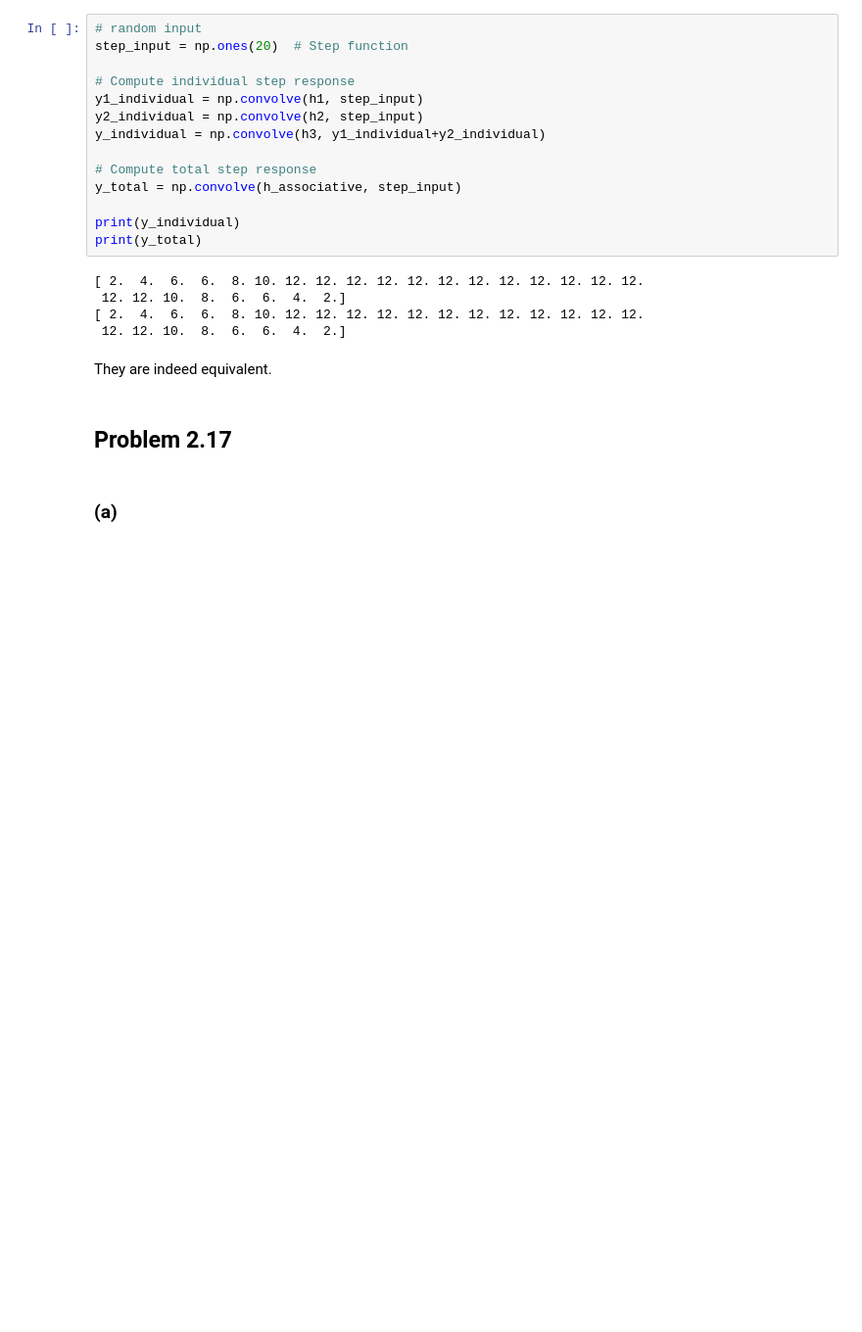
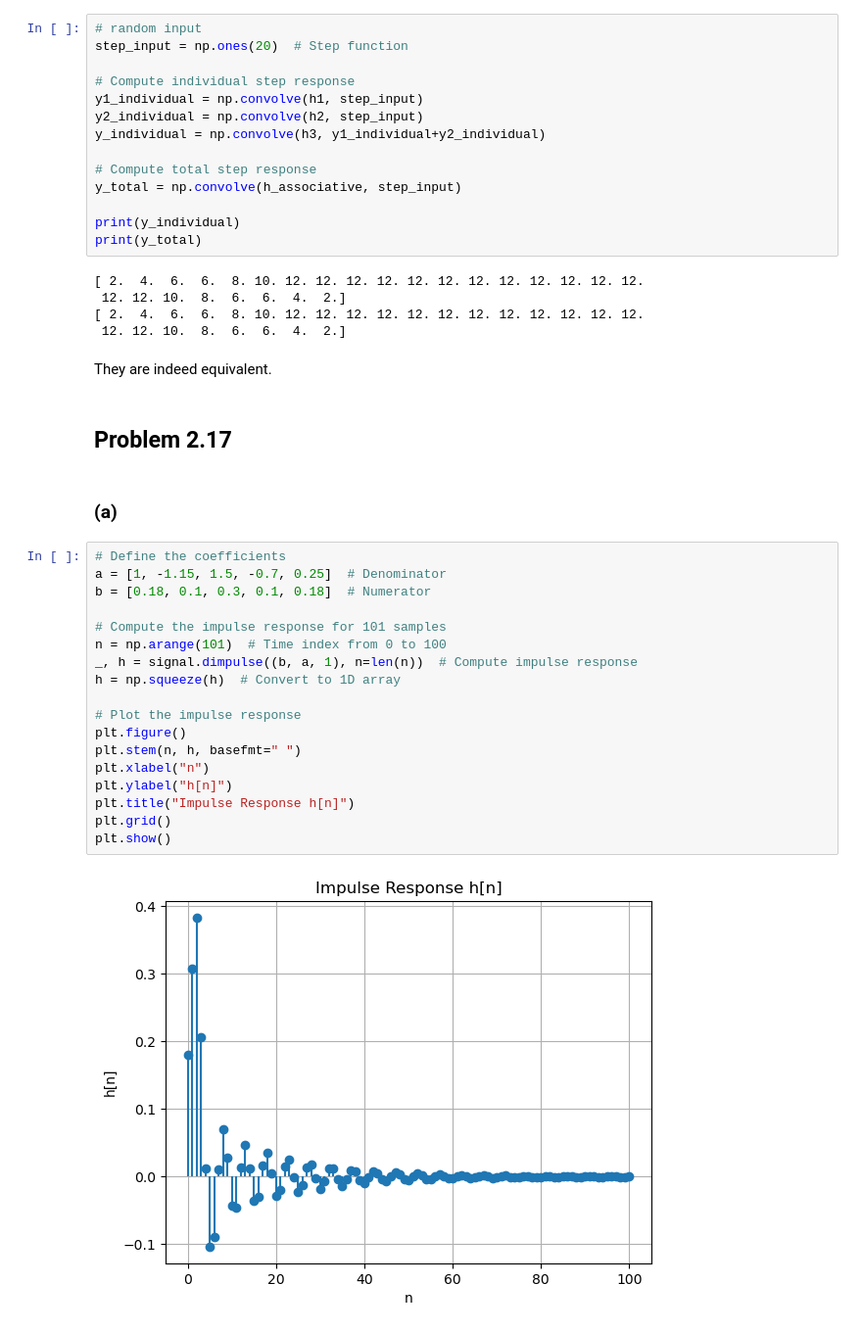
Before and after one commit to Khanrik/UniFolder, a Jupyter notebook: 4. Semester/Diskret-tids signalbehandling/TØ/Uge 3/Uge 3.ipynb, the cells around one changed output. Shown: that part at 98% size. Cells and saved outputs as stored; diff of their text form; blank space fills up the shorter version.

```diff
--- a/4. Semester/Diskret-tids signalbehandling/TØ/Uge 3/Uge 3.ipynb
+++ b/4. Semester/Diskret-tids signalbehandling/TØ/Uge 3/Uge 3.ipynb
@@ -44,3 +45,23 @@ They are indeed equivalent.
 ## Problem 2.17
 # %% [markdown]
 ### (a)
+# %%
+# Define the coefficients
+a = [1, -1.15, 1.5, -0.7, 0.25]  # Denominator
+b = [0.18, 0.1, 0.3, 0.1, 0.18]  # Numerator
+
+# Compute the impulse response for 101 samples
+n = np.arange(101)  # Time index from 0 to 100
+_, h = signal.dimpulse((b, a, 1), n=len(n))  # Compute impulse response
+h = np.squeeze(h)  # Convert to 1D array
+
+# Plot the impulse response
+plt.figure()
+plt.stem(n, h, basefmt=" ")
+plt.xlabel("n")
+plt.ylabel("h[n]")
+plt.title("Impulse Response h[n]")
+plt.grid()
+plt.show()
+# %% [output]
+[figure, added]
```
Also changed, not shown: parts of 17 cells of this notebook, 5 other files.
